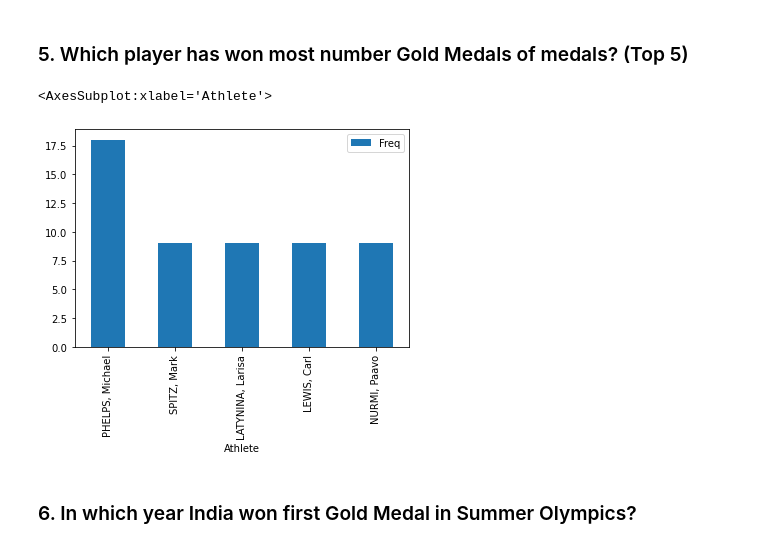
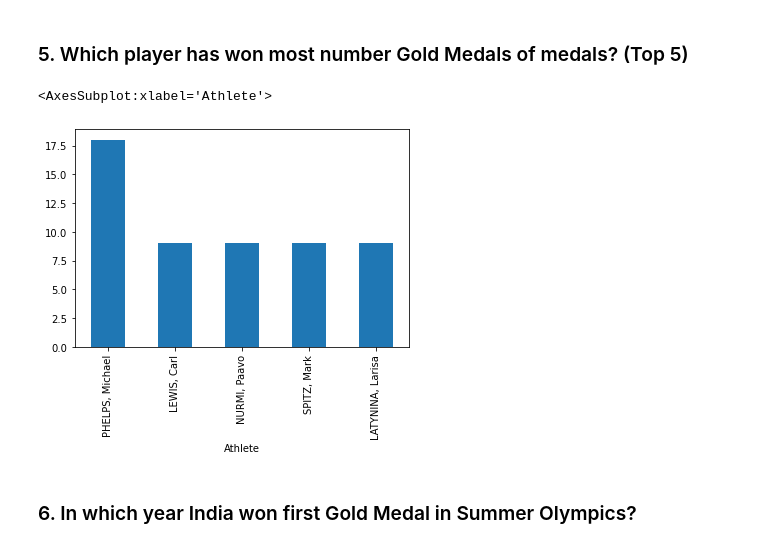
Before and after one commit to manuvarghese0603/Summer-Olympics, a Jupyter notebook: Summer.ipynb, the cells around one changed output. Cells and saved outputs as stored; diff of their text form; code cells hidden in the pictures.

```diff
--- a/Summer.ipynb
+++ b/Summer.ipynb
@@ -190,34 +119,20 @@ df.groupby('Athlete')['Medal'].count().sort_values(ascending = False).head().plo
 [figure]
 # %% [markdown]
 ### 5. Which player has won most number Gold Medals of medals? (Top 5)
-# %%
-df = pd.read_csv('summer.csv')
-
-# Creating Filter
-f_filter = df['Medal']=='Gold'
-
-# Creating an empty list
-medallst = []
-
-df = df[f_filter]
-
-# Storing the value of no. of gold medals won in different types of sports in the list
-for Athlete in df['Athlete'].unique():
-    medallst.append([Athlete,len(df[df['Athlete'] == Athlete])])
-
-# Converting the list into data frame
-medaldf = pd.DataFrame(medallst,columns = ['Athlete','Freq'])
-
-# print(medaldf)
-
-# Sorting the data frame according to the Frequency
-medaldf_sorted = medaldf.sort_values(by = 'Freq',ascending = False)
-
-# Plotting the bar graph
-medaldf_sorted.head().plot(x = 'Athlete', y = 'Freq',kind = 'bar')
-# %% [output]
-<AxesSubplot:xlabel='Athlete'>
-[figure, removed]
+# %%
+df = pd.read_csv('summer.csv')
+
+# Creating Filter
+f_filter = df['Medal']=='Gold'
+df = df[f_filter]
+
+# Creating an empty list
+medallst = []
+
+df.groupby('Athlete')['Medal'].count().sort_values(ascending = False).head().plot.bar()
+# %% [output]
+<AxesSubplot:xlabel='Athlete'>
+[figure, added]
 # %% [markdown]
 ### 6. In which year India won first Gold Medal in Summer Olympics?
 # %%
```
Also changed, not shown: parts of 14 cells of this notebook.
